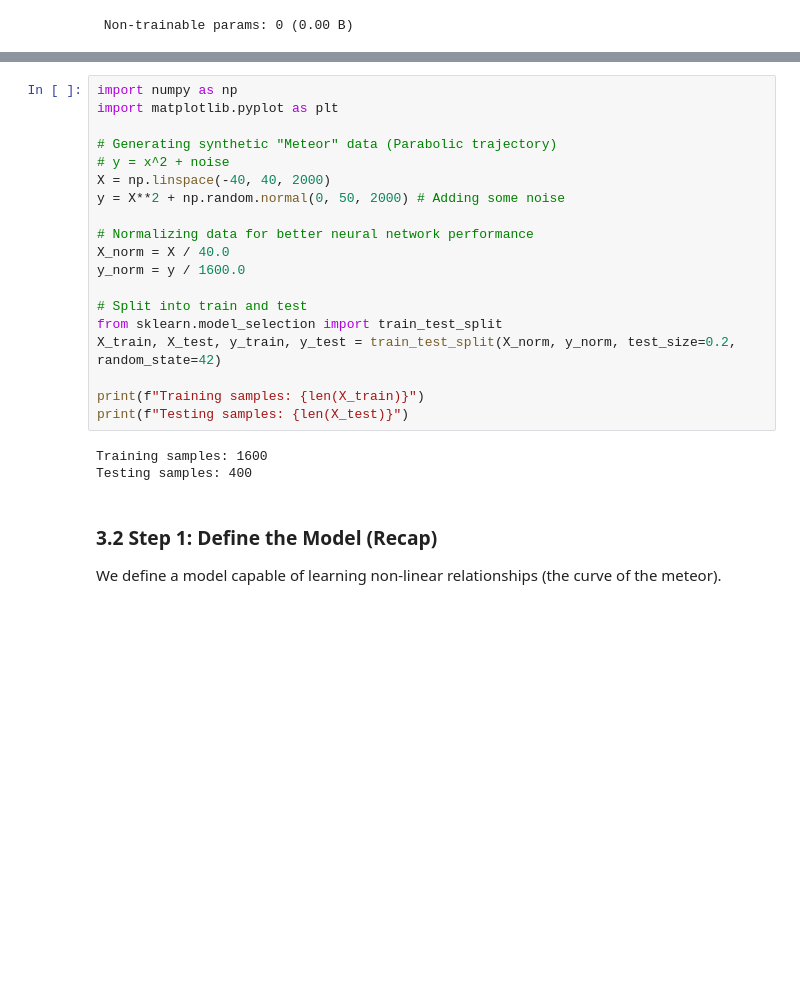
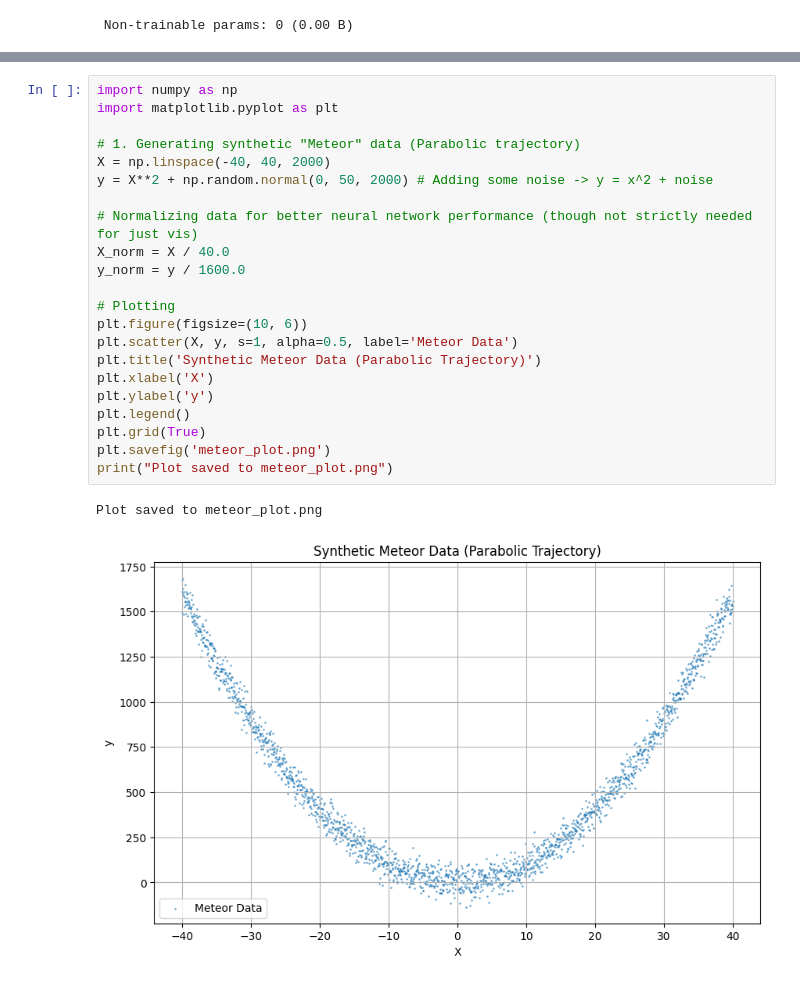
Before and after one commit to mohd-faizy/applied-deep-learning-keras, a Jupyter notebook: 01_Keras_Intro.ipynb, the cells around one changed output, grey strips where cells are left out. Saved outputs shown, nothing was run; the diff lists cells and outputs as text; blank space fills up the shorter version.

Commit message:
update: fix-surviving a meteor strike code

```diff
--- a/01_Keras_Intro.ipynb
+++ b/01_Keras_Intro.ipynb
@@ -220,26 +268,25 @@ This is a regression problem. We will simulate this data to make the code execut
 # %%
 import numpy as np
 import matplotlib.pyplot as plt
 
-# Generating synthetic "Meteor" data (Parabolic trajectory)
-# y = x^2 + noise
+# 1. Generating synthetic "Meteor" data (Parabolic trajectory)
 X = np.linspace(-40, 40, 2000)
-y = X**2 + np.random.normal(0, 50, 2000) # Adding some noise
+y = X**2 + np.random.normal(0, 50, 2000) # Adding some noise -> y = x^2 + noise
 
-# Normalizing data for better neural network performance
+# Normalizing data for better neural network performance (though not strictly needed for just vis)
 X_norm = X / 40.0
 y_norm = y / 1600.0
 
-# Split into train and test
-from sklearn.model_selection import train_test_split
-X_train, X_test, y_train, y_test = train_test_split(X_norm, y_norm, test_size=0.2, random_state=42)
-
-print(f"Training samples: {len(X_train)}")
-print(f"Testing samples: {len(X_test)}")
+# Plotting
+plt.figure(figsize=(10, 6))
+plt.scatter(X, y, s=1, alpha=0.5, label='Meteor Data')
+plt.title('Synthetic Meteor Data (Parabolic Trajectory)')
+plt.xlabel('X')
+plt.ylabel('y')
+plt.legend()
+plt.grid(True)
+plt.savefig('meteor_plot.png')
+print("Plot saved to meteor_plot.png")
 # %% [output]
-Training samples: 1600
-Testing samples: 400
+Plot saved to meteor_plot.png
+[figure, added]
-# %% [markdown]
-
-### 3.2 Step 1: Define the Model (Recap)
-We define a model capable of learning non-linear relationships (the curve of the meteor).
```
Also changed, not shown: parts of 31 cells of this notebook.
